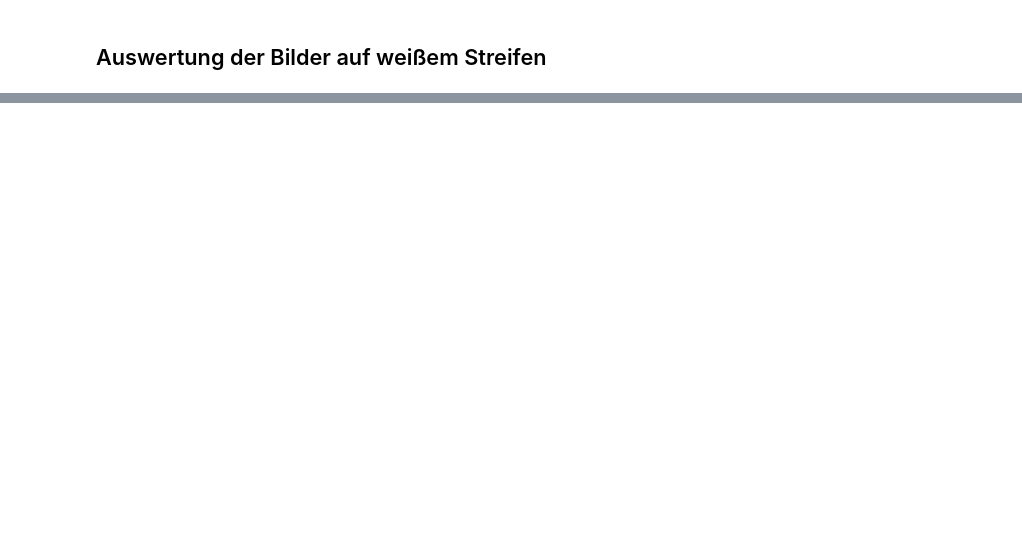
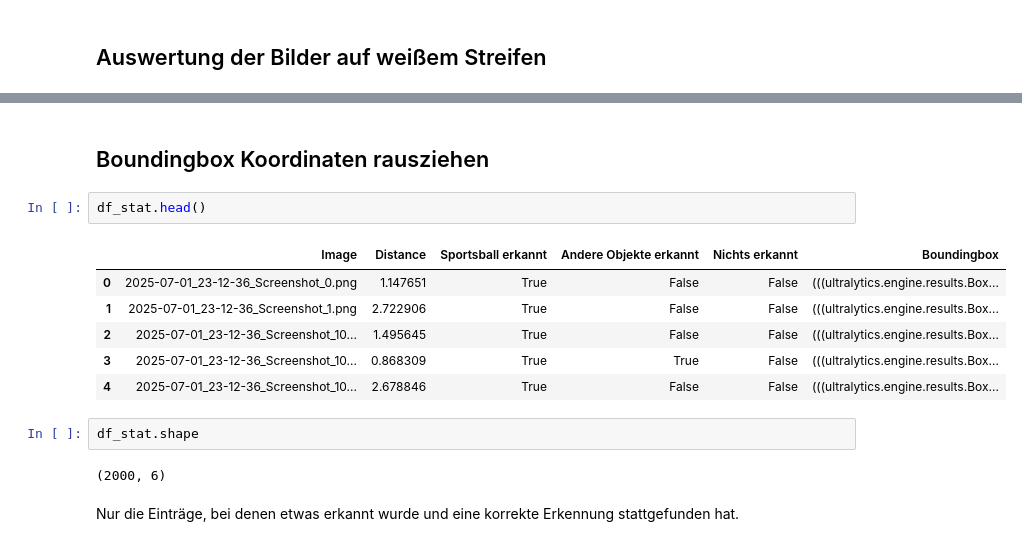
Before and after one commit to PizzaPichael/KI_und_Big_Data_Projekt_SoSe25, a Jupyter notebook: code/ballDetection/detect_balls_max_3_meter.ipynb, the cells around one changed output, grey strips where cells are left out. Drawn from its saved outputs; the diff is of its cells as text; blank space fills up the shorter version.

```diff
--- a/code/ballDetection/detect_balls_max_3_meter.ipynb
+++ b/code/ballDetection/detect_balls_max_3_meter.ipynb
@@ -139,0 +135,17 @@ Keine Erkennung: 0
+# %% [markdown]
+## Boundingbox Koordinaten rausziehen
+# %%
+df_stat.head()
+# %% [output]
+|  | Image | Distance | Sportsball erkannt | Andere Objekte erkannt | Nichts erkannt | Boundingbox |
+| 0 | 2025-07-01_23-12-36_Screenshot_0.png | 1.147651 | True | False | False | (((ultralytics.engine.results.Box... |
+| 1 | 2025-07-01_23-12-36_Screenshot_1.png | 2.722906 | True | False | False | (((ultralytics.engine.results.Box... |
+| 2 | 2025-07-01_23-12-36_Screenshot_10... | 1.495645 | True | False | False | (((ultralytics.engine.results.Box... |
+| 3 | 2025-07-01_23-12-36_Screenshot_10... | 0.868309 | True | True | False | (((ultralytics.engine.results.Box... |
+| 4 | 2025-07-01_23-12-36_Screenshot_10... | 2.678846 | True | False | False | (((ultralytics.engine.results.Box... |
+# %%
+df_stat.shape
+# %% [output]
+(2000, 6)
+# %% [markdown]
+Nur die Einträge, bei denen etwas erkannt wurde und eine korrekte Erkennung stattgefunden hat.
```
Also changed, not shown: parts of 35 cells of this notebook, 6 other files.
